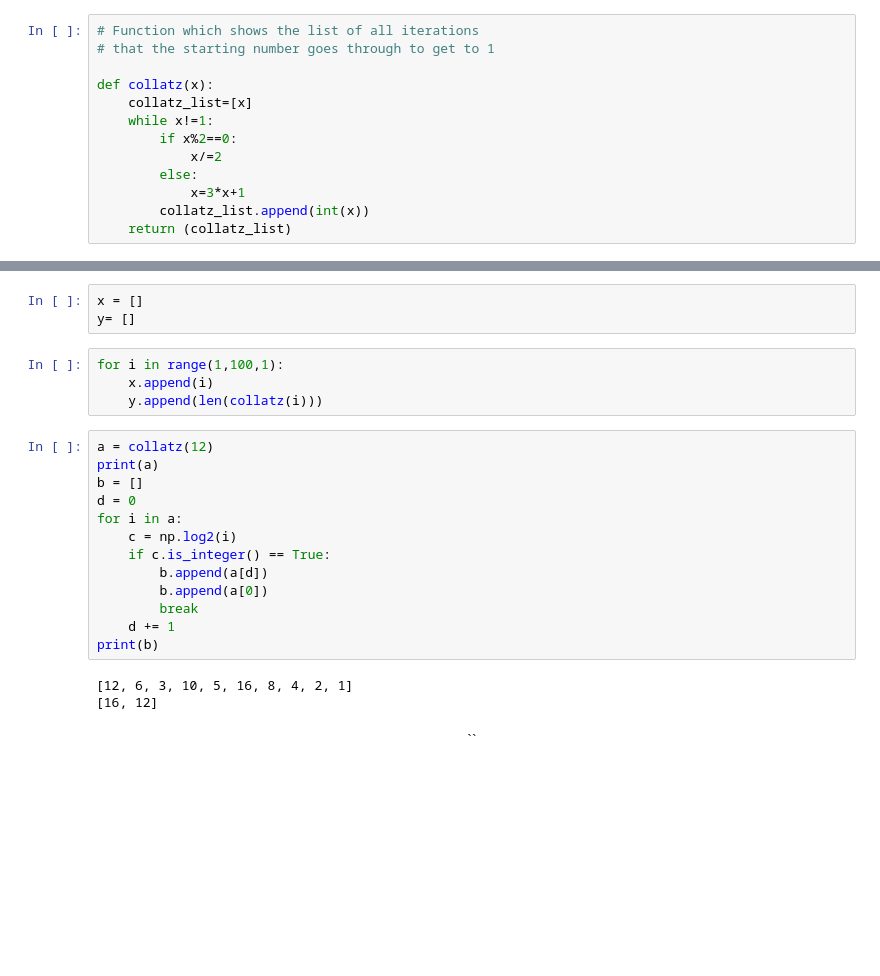
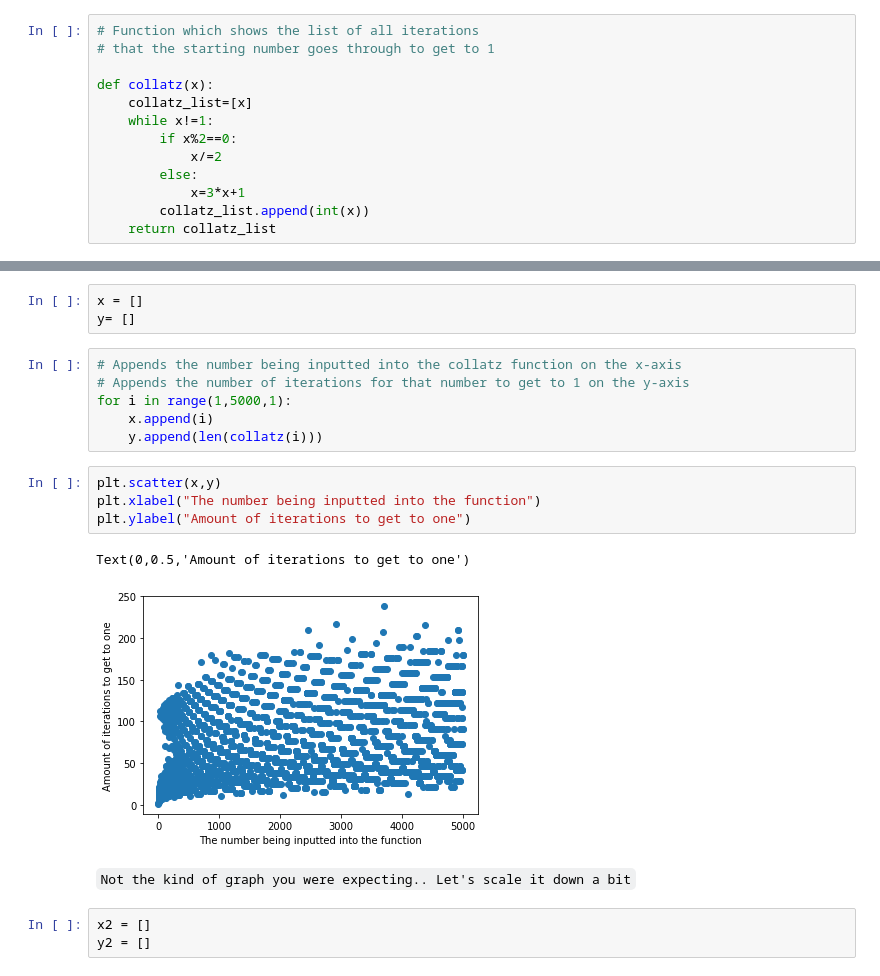
Before and after one commit to rebeccaksulisufi/collatz-conjecture, a Jupyter notebook: new-collatz.ipynb, the cells around one changed output, grey strips where cells are left out. Saved outputs shown, nothing was run; the diff lists cells and outputs as text; blank space fills up the shorter version.

```diff
--- a/new-collatz.ipynb
+++ b/new-collatz.ipynb
@@ -28,4 +31,4 @@ def collatz(x):
         else:
             x=3*x+1
         collatz_list.append(int(x))
-    return (collatz_list)
+    return collatz_list
@@ -44,25 +57,22 @@ collatz(85)
 # %%
 x = []
 y= []
-# %%
-for i in range(1,100,1):
-    x.append(i)
-    y.append(len(collatz(i)))
-# %%
-a = collatz(12)
-print(a)
-b = []
-d = 0
-for i in a:
-    c = np.log2(i)
-    if c.is_integer() == True:
-        b.append(a[d])
-        b.append(a[0])
-        break
-    d += 1
-print(b)
-# %% [output]
-[12, 6, 3, 10, 5, 16, 8, 4, 2, 1]
-[16, 12]
-# %% [markdown]
-<center> `` </center>
+# %%
+# Appends the number being inputted into the collatz function on the x-axis
+# Appends the number of iterations for that number to get to 1 on the y-axis
+for i in range(1,5000,1):
+    x.append(i)
+    y.append(len(collatz(i)))
+# %%
+plt.scatter(x,y)
+plt.xlabel("The number being inputted into the function")
+plt.ylabel("Amount of iterations to get to one")
+# %% [output]
+Text(0,0.5,'Amount of iterations to get to one')
+[figure, added]
+# %% [markdown]
+`Not the kind of graph you were expecting..
+Let's scale it down a bit`
+# %%
+x2 = []
+y2 = []
```
Also changed, not shown: parts of 25 cells of this notebook.
